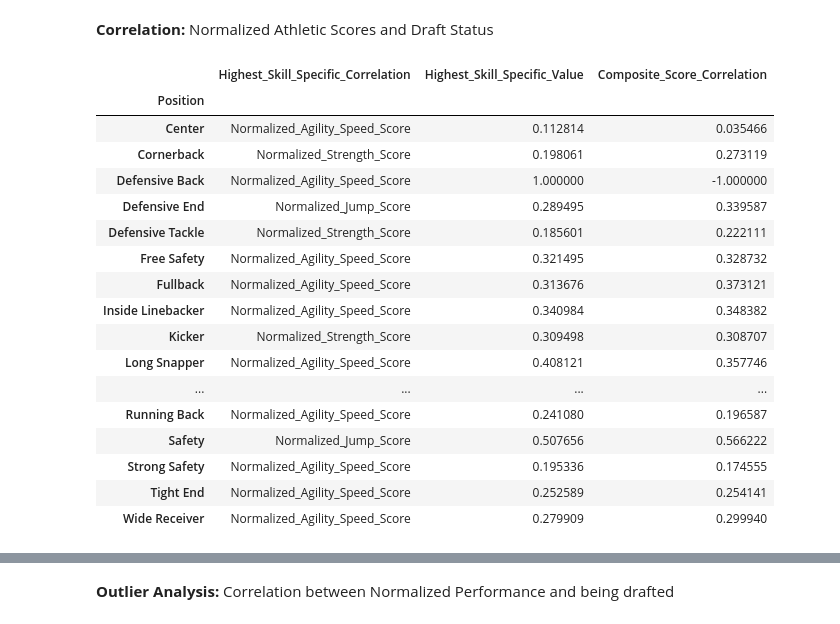
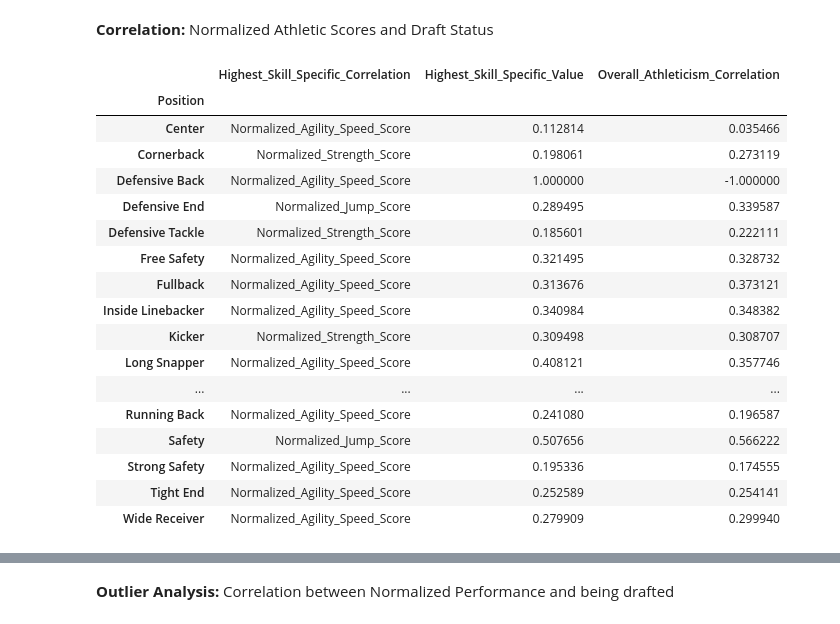
Before and after one commit to Gregcrooks75/NFL_analysis, a Jupyter notebook: NFL Project.ipynb, the cells around one changed output, grey strips where cells are left out. Drawn from its saved outputs; the diff is of its cells as text; code cells hidden in the pictures.

```diff
--- a/NFL Project.ipynb
+++ b/NFL Project.ipynb
@@ -1183,9 +1236,20 @@ Name: Position Standard (Overall Athleticism), dtype: int64
 # %%
 # Step 3: Calculate the relative composite score for each player
-df['Relative_Composite_Score'] = df['Composite_Score'] / df['Composite_Score_Position_Avg']
+df['Relative_Overall_Athleticism_Score'] = df['Overall_Athleticism'] / df['Overall_Athleticism_Position_Avg']
 
 # Step 4: Normalize the relative composite scores to a range between 0 and 1
-min_score = df['Relative_Composite_Score'].min()
-max_score = df['Relative_Composite_Score'].max()
+min_score = df['Relative_Overall_Athleticism_Score'].min()
+max_score = df['Relative_Overall_Athleticism_Score'].max()
 
-df['Normalized_Composite_Score'] = (df['Relative_Composite_Score'] - min_score) / (max_score - min_score)
+df['Normalized_Overall_Athleticism_Score'] = (df['Relative_Overall_Athleticism_Score'] - min_score) / (max_score - min_score)
+
+# Define the mathematical equation as a string using \mathrm for text
+equation = r"$\mathrm{Relative\_Overall\_Athleticism\_Score}_i = \frac{\mathrm{Overall\_Athleticism}_i}{\mathrm{Overall\_Athleticism\_Position\_Avg}}$"
+
+# Create a figure and axis with a white background
+fig, ax = plt.subplots(figsize=(10, 2))
+fig.patch.set_facecolor('white')
+ax.text(0.5, 0.5, equation, fontsize=20, ha='center', va='center')
+ax.axis('off')
+
+plt.show()
@@ -1294,41 +1341,57 @@ df_cleaned.columns
 # Step 2: Define a function to calculate correlations within a group
 def calculate_correlations(group):
     # Select the relevant columns
-    correlation_columns = ['Normalized_Composite_Score', 'Normalized_Strength_Score',
+    correlation_columns = ['Normalized_Overall_Athleticism_Score', 'Normalized_Strength_Score',
                            'Normalized_Jump_Score', 'Normalized_Agility_Speed_Score', 'Drafted_Num']
 
     # Calculate the correlation matrix for the group
     correlation_matrix = group[correlation_columns].corr()
 
     # Extract the correlation with 'Drafted_Num'
     return correlation_matrix['Drafted_Num'].drop('Drafted_Num')
 df_cleaned = df
 df_cleaned['Drafted_Num'] = df_cleaned['Drafted'].apply(lambda x: 1 if x == 'Yes' else 0)
 # Step 3: Group by 'Position' and calculate correlations
 correlations_by_position = df_cleaned.groupby('Position').apply(calculate_correlations)
 
 # Step 4: Separate the skill-specific and composite score correlations
 skill_specific_columns = ['Normalized_Strength_Score', 'Normalized_Jump_Score', 'Normalized_Agility_Speed_Score']
-composite_score_column = 'Normalized_Composite_Score'
+composite_score_column = 'Normalized_Overall_Athleticism_Score'
 
 # Identify the highest skill-specific correlation for each position
 highest_skill_specific_correlation = correlations_by_position[skill_specific_columns].idxmax(axis=1)
 max_skill_specific_value = correlations_by_position[skill_specific_columns].max(axis=1)
 
 # Get the correlation for the composite score
 composite_score_correlation = correlations_by_position[composite_score_column]
 
 # Combine the results into a DataFrame
 highlighted_correlations = pd.DataFrame({
     'Highest_Skill_Specific_Correlation': highest_skill_specific_correlation,
     'Highest_Skill_Specific_Value': max_skill_specific_value,
-    'Composite_Score_Correlation': composite_score_correlation
+    'Overall_Athleticism_Correlation': composite_score_correlation
 })
 
-# Display the highlighted correlations by position
-highlighted_correlations
+
+# Assuming you have calculated the highlighted_correlations DataFrame
+
+# Create a pivot table to structure data for the heatmap
+heatmap_data = pd.pivot_table(highlighted_correlations, values='Highest_Skill_Specific_Value',
+                              index='Highest_Skill_Specific_Correlation', columns=highlighted_correlations.index)
+
+# Create the heatmap
+plt.figure(figsize=(12, 8))
+sns.heatmap(heatmap_data, annot=True, cmap='coolwarm', linewidths=.5, fmt=".2f")
+
+# Customize the plot
+plt.title('Highest Skill-Specific Correlations by Position', fontsize=16)
+plt.xlabel('Position', fontsize=14)
+plt.ylabel('Skill', fontsize=14)
+plt.xticks(rotation=45)
+plt.tight_layout()
+plt.show()
 # %% [output]
-|  | Highest_Skill_Specific_Correlation | Highest_Skill_Specific_Value | Composite_Score_Correlation |
+|  | Highest_Skill_Specific_Correlation | Highest_Skill_Specific_Value | Overall_Athleticism_Correlation |
 | Position |  |  |  |
 | Center | Normalized_Agility_Speed_Score | 0.112814 | 0.035466 |
 | Cornerback | Normalized_Strength_Score | 0.198061 | 0.273119 |
```
Also changed, not shown: parts of 64 cells of this notebook.
